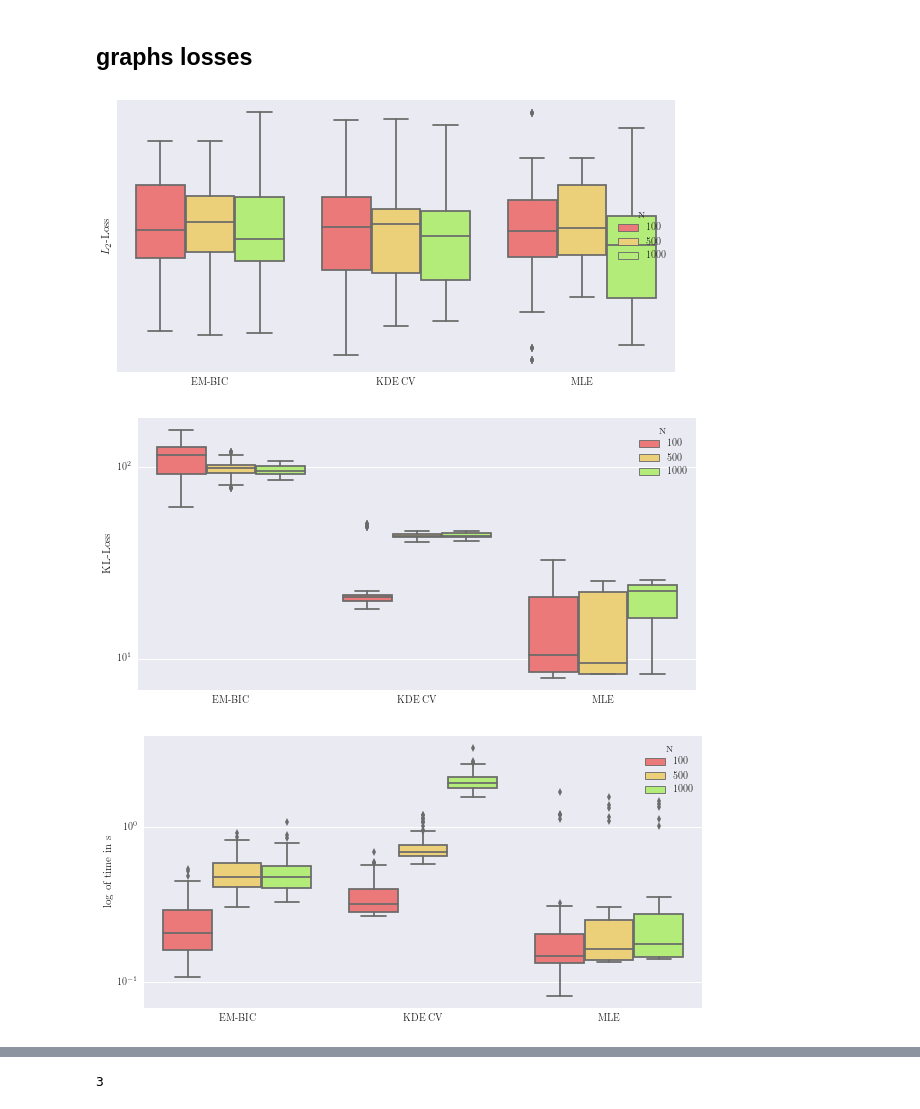
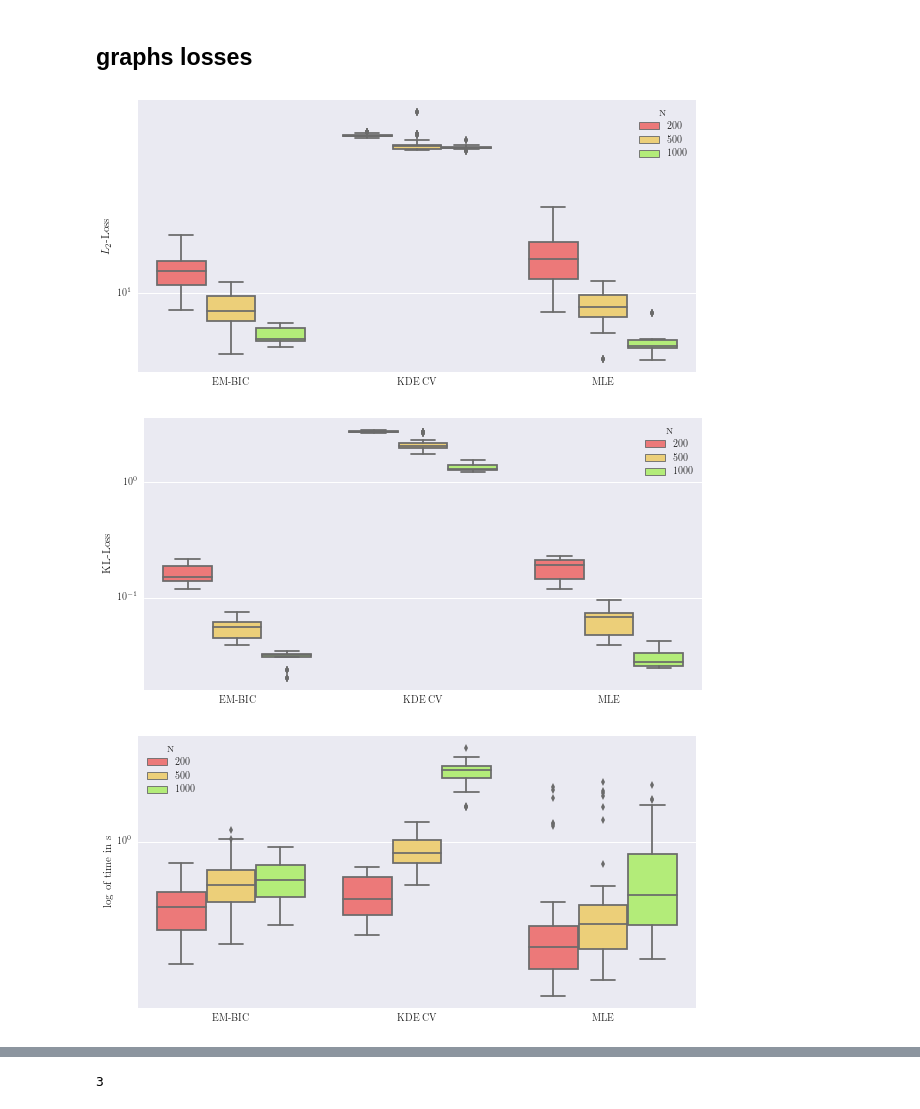
Before and after one commit to mehdisebbar/kl-aggregation, a Jupyter notebook: weight_vector_simulations_paper/weight_vector_estim_code/clustering.ipynb, the cells around one changed output, grey strips where cells are left out. Drawn from its saved outputs; the diff is of its cells as text; code cells hidden in the pictures.

```diff
--- a/weight_vector_simulations_paper/weight_vector_estim_code/clustering.ipynb
+++ b/weight_vector_simulations_paper/weight_vector_estim_code/clustering.ipynb
@@ -802,13 +802,15 @@ import numpy as np
 
 %matplotlib inline
 
-simu_folder = "/Users/mehdi/Downloads/dg_2017-08-06_19.59.20/"
+simu_folder = "/Users/mehdi/Downloads/dg_2017-08-08_15.46.21"
 folder  = simu_folder
 #folder = "/Users/mehdi/Downloads/"+simu_folder+"/"
-onlyfiles = [f for f in listdir(folder) if (isfile(join(folder, f)) and f.startswith("res_K") and "gof" in f and "pc" in f)]
+onlyfiles = [f for f in listdir(folder) if (isfile(join(folder, f)) and f.startswith("res_K") and "gof" not in f and "pc" not in f)]
 data = []
 for f in onlyfiles:
-    data.append(pickle.load(open(simu_folder+"/"+f)))
+    r = pickle.load(open(simu_folder+"/"+f))
+    r["file"] = f
+    data.append(r)
 df = pd.DataFrame(data)
 # %%
 
@@ -883,9 +885,9 @@ def gen_graph_dict_gen_time(df, p):
 # %%
-for p in [3,4,5]:
+for p in [3]:
     gen_graph_dict_gen_loss(df, p, "L2")
     gen_graph_dict_gen_loss(df, p, "KL")
     gen_graph_dict_gen_time(df, p)
 # %% [output]
-[figure, old version]
+[figure, new version]
-[figure, old version]
+[figure, new version]
-[figure, old version]
+[figure, new version]
```
Also changed, not shown: parts of 7 cells of this notebook.
